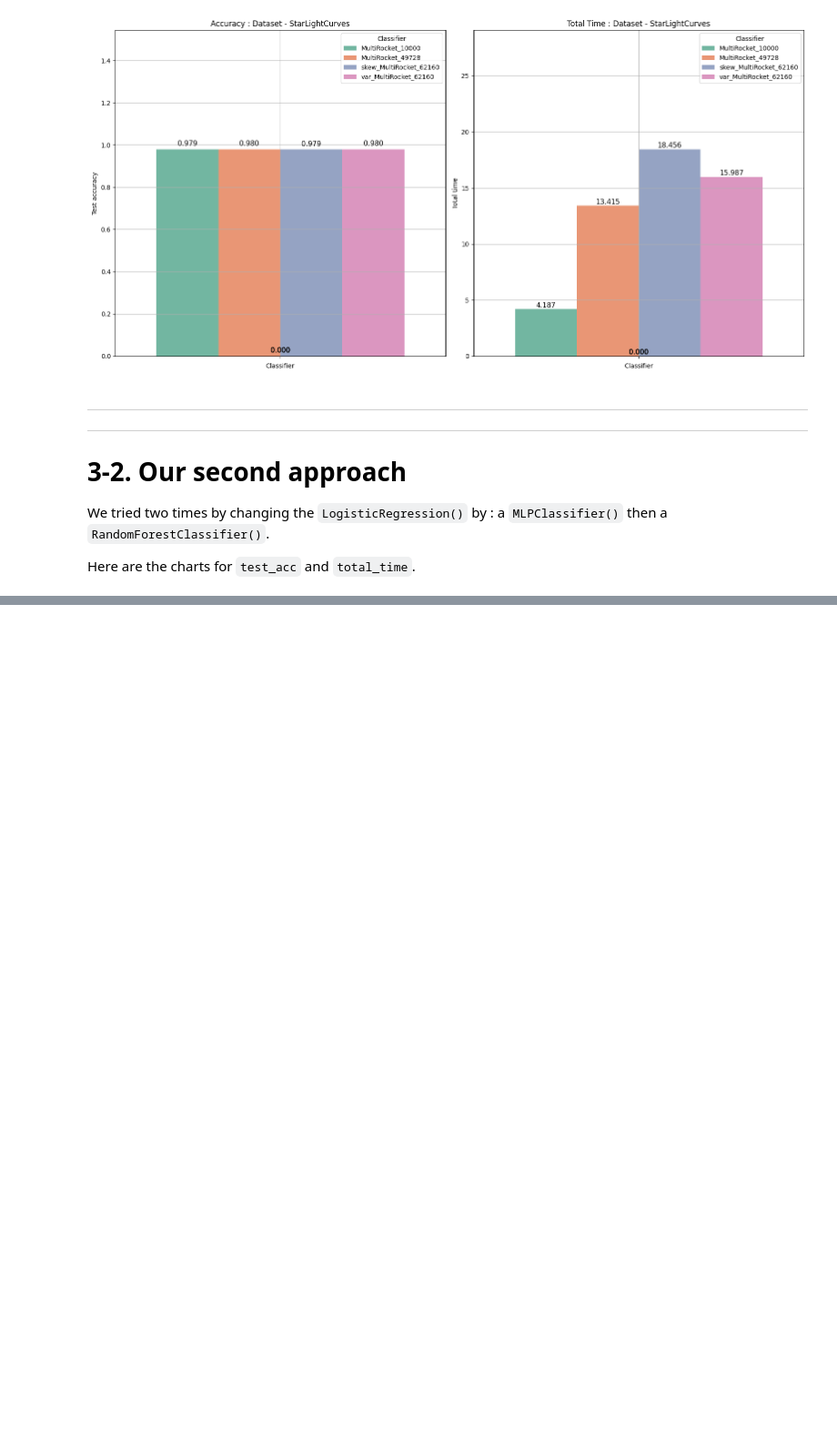
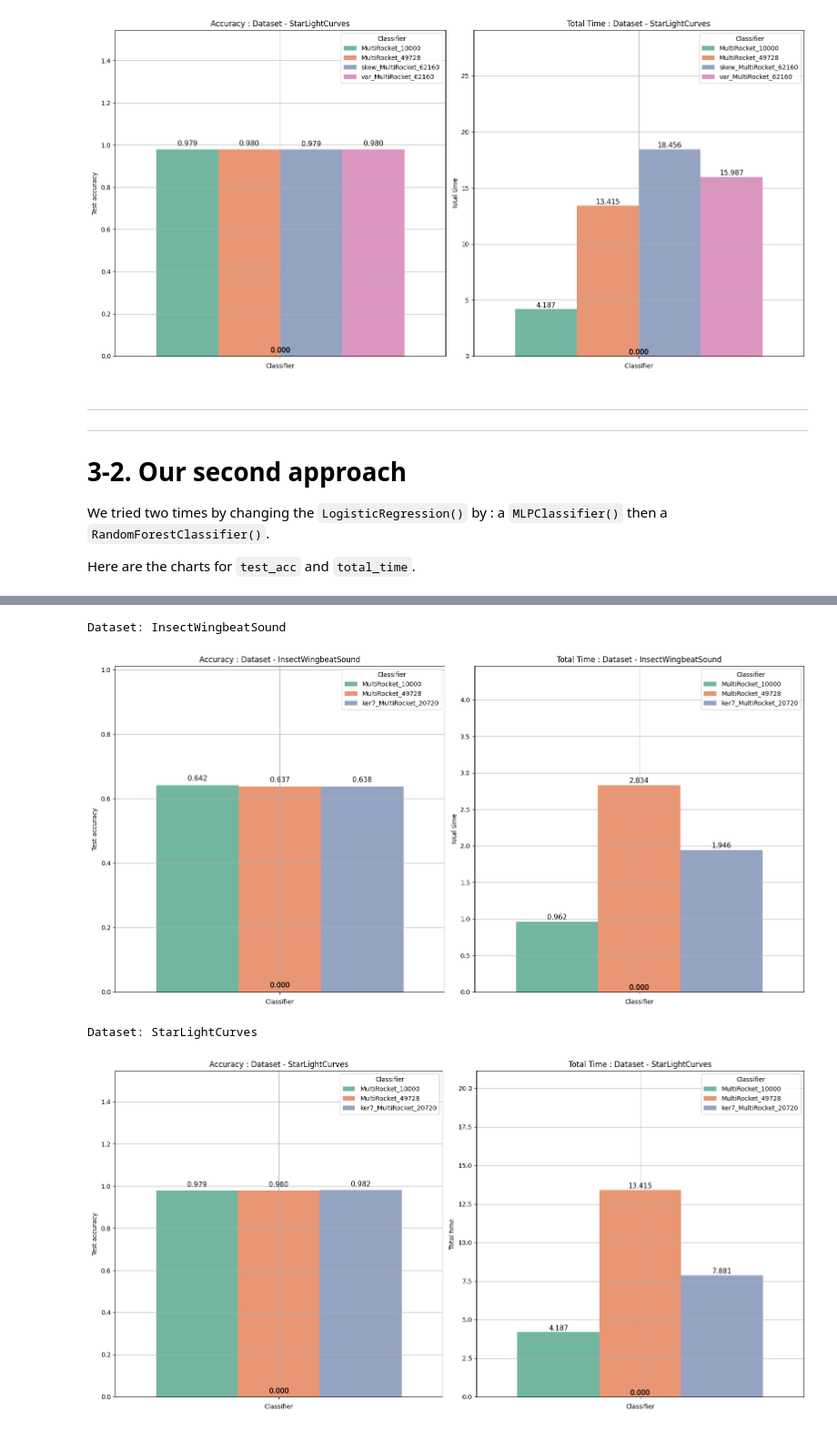
Before and after one commit to axemar/TimeSeries-Project, a Jupyter notebook: improvements/CheckingResults.ipynb, the cells around one changed output, grey strips where cells are left out. Shown at 91% size. Saved outputs shown, nothing was run; the diff lists cells and outputs as text; code cells hidden in the pictures; blank space fills up the shorter version.

```diff
--- a/improvements/CheckingResults.ipynb
+++ b/improvements/CheckingResults.ipynb
@@ -253,0 +267,71 @@ Dataset: StarLightCurves
+# %%
+df_v3 = df.copy()
+
+df_v3 = df_v3[~df_v3['classifier'].str.contains('skew|var|mlp|rf')]
+
+# Display
+display(df_v3.head(20))
+
+for dataset in df_v3['dataset'].unique():
+
+    print(f"Dataset: {dataset}")
+
+    plt.figure(figsize=(16, 8))
+
+    plt.subplot(1, 2, 1)
+
+    ax = sns.barplot(
+        data=df_v3[df_v3['dataset'] == dataset],
+        y='test_acc',
+        width=0.75,
+        hue='classifier',
+        palette='Set2'
+    )
+
+    plt.title(f"Accuracy : Dataset - {dataset}")
+    plt.xlabel("Classifier")
+    plt.ylabel("Test accuracy")
+    plt.grid(True)
+
+    # Add space for legend + text
+    ymin, ymax = ax.get_ylim()
+    ax.set_ylim(ymin, ymax * 1.5)
+
+    # Add values on bars (rounded to 3 decimals)
+    for p in ax.patches:
+        x = p.get_x() + p.get_width() / 2
+        y = p.get_height()
+        ax.text(x, y + 0.01, f"{y:.3f}", ha='center', va='bottom', fontsize=11)
+
+    plt.legend(loc='upper right', title='Classifier')
+
+    plt.subplot(1, 2, 2)
+
+    ax2 = sns.barplot(
+        data=df_v3[df_v3['dataset'] == dataset],
+        y='total_time',
+        width=0.75,
+        hue='classifier',
+        palette='Set2'
+    )
+
+    plt.title(f"Total Time : Dataset - {dataset}")
+    plt.xlabel("Classifier")
+    plt.ylabel("Total time")
+    plt.grid(True)
+
+    # Add space for legend + text
+    ymin, ymax = ax2.get_ylim()
+    ax2.set_ylim(ymin, ymax * 1.5)
+
+    # Add values on bars (rounded to 3 decimals)
+    for p in ax2.patches:
+        x = p.get_x() + p.get_width() / 2
+        y = p.get_height()
+        ax2.text(x, y + 0.01, f"{y:.3f}", ha='center', va='bottom', fontsize=11)
+
+    plt.legend(loc='upper right', title='Classifier')
+
+    plt.tight_layout()
+    plt.show()
+# %% [output]
@@ -253,0 +345,4 @@ Dataset: StarLightCurves
+Dataset: InsectWingbeatSound
+[figure, added]
+Dataset: StarLightCurves
+[figure, added]
```
Also changed, not shown: parts of 5 cells of this notebook, 5 other files.
